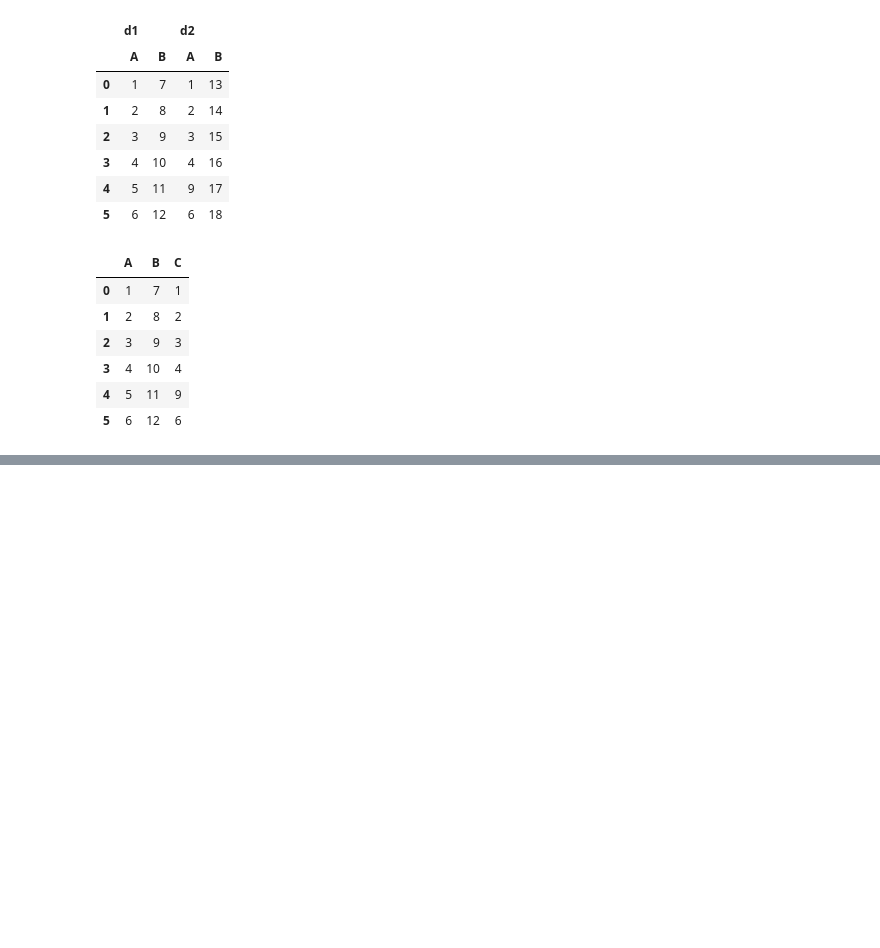
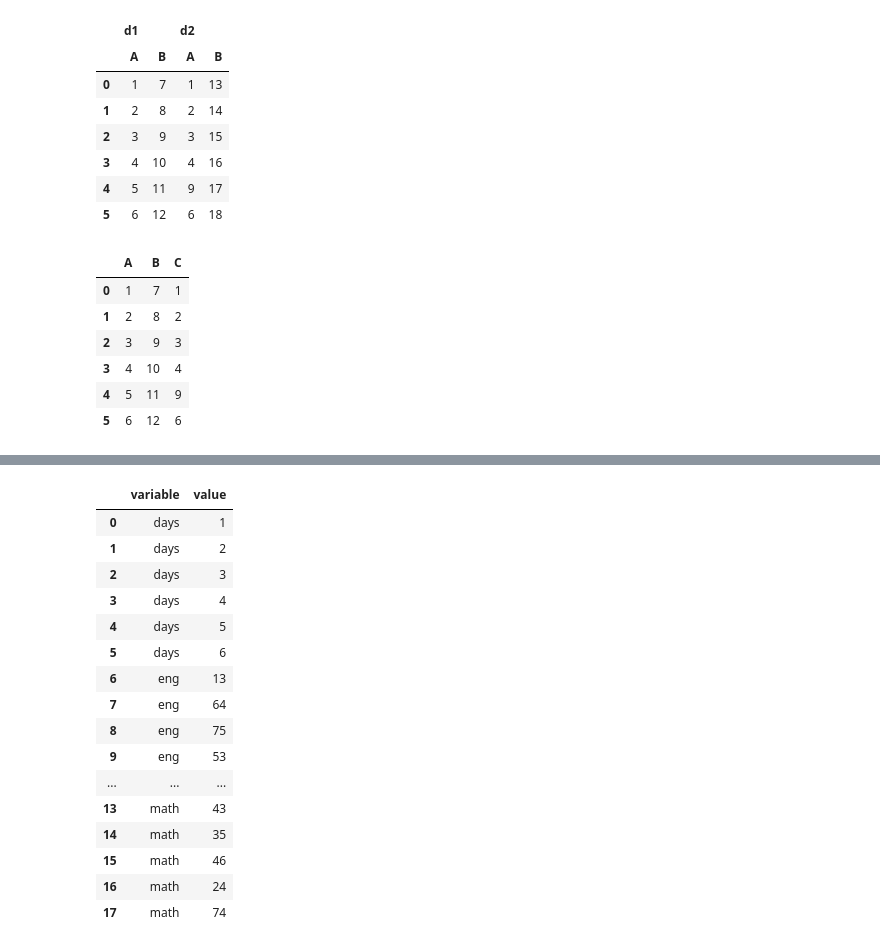
Before and after one commit to AliasgerKing1/1001_ai, a Jupyter notebook: 1001_ai_python/Ai/LearningMachineLearning/Pandas_prec.ipynb, the cells around one changed output, grey strips where cells are left out. Saved outputs shown, nothing was run; the diff lists cells and outputs as text; code cells hidden in the pictures; blank space fills up the shorter version.

```diff
--- a/1001_ai_python/Ai/ImageGeneration/Pandas_prec.ipynb
+++ b/1001_ai_python/Ai/LearningMachineLearning/Pandas_prec.ipynb
@@ -1069,0 +1252,20 @@ pd.concat([csv44, csv45], axis=1)
+# %%
+pd.melt(melt1)
+# %% [output]
+|  | variable | value |
+| 0 | days | 1 |
+| 1 | days | 2 |
+| 2 | days | 3 |
+| 3 | days | 4 |
+| 4 | days | 5 |
+| 5 | days | 6 |
+| 6 | eng | 13 |
+| 7 | eng | 64 |
+| 8 | eng | 75 |
+| 9 | eng | 53 |
+| ... | ... | ... |
+| 13 | math | 43 |
+| 14 | math | 35 |
+| 15 | math | 46 |
+| 16 | math | 24 |
+| 17 | math | 74 |
```
Also changed, not shown: parts of 29 cells of this notebook, 15 other files.
